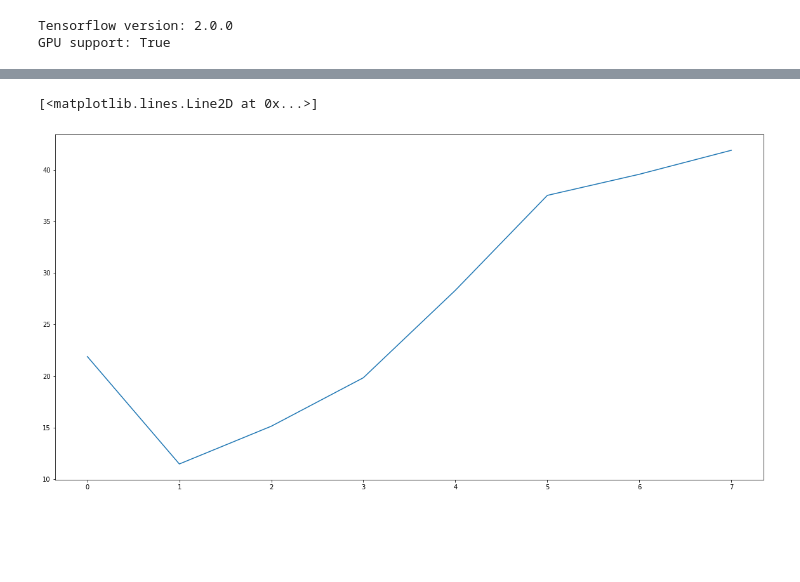
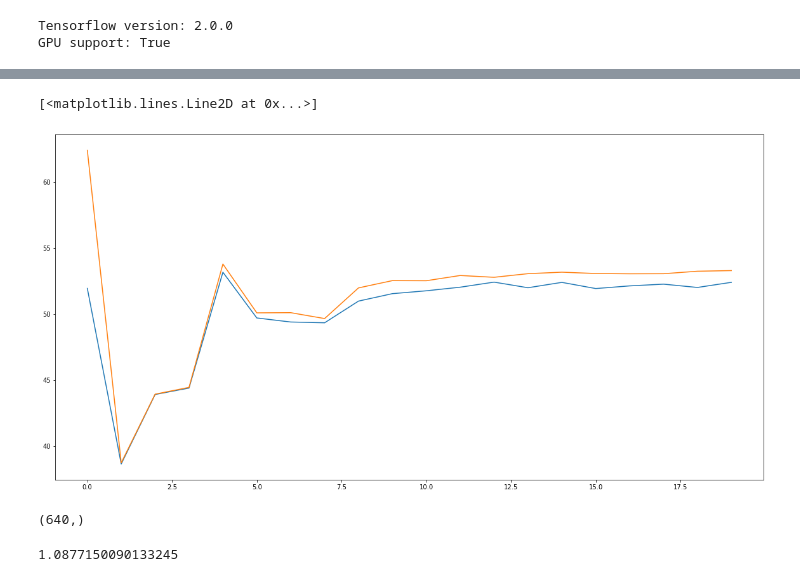
Before and after one commit to KIT-ISAS/TrackSort_Neural_Public, a Jupyter notebook: Notebook/05_NextStep_CSV_Data.ipynb, the cells around one changed output, grey strips where cells are left out. Drawn from its saved outputs; the diff is of its cells as text; code cells hidden in the pictures; blank space fills up the shorter version.

```diff
--- a/Notebook/05_NextStep_CSV_Data.ipynb
+++ b/Notebook/05_NextStep_CSV_Data.ipynb
@@ -81,10 +112,10 @@ csv_data_set.plot_random_tracks(n=15)
 # Train model
 
 rnn_model, hash_ = model.rnn_model_factory(
-        num_units_first_rnn=64,
-        num_units_second_rnn=1024,
-        num_units_first_dense=64,
-        rnn_model_name='gru',
+        num_units_first_rnn=1024,
+        num_units_second_rnn=16,
+        num_units_first_dense=0,
+        rnn_model_name='lstm',
         num_time_steps=num_time_steps,
         batch_size=batch_size,
         nan_value=nan_value,
@@ -94,14 +125,16 @@ print(rnn_model.summary())
 optimizer = tf.keras.optimizers.Adam()
 train_step_fn = model.train_step_generator(rnn_model, optimizer)
 calc_mae_test_fn = model.tf_error(rnn_model, dataset_test, csv_data_set.belt_width, squared=False)
+calc_mae_train_fn = model.tf_error(rnn_model, dataset_train, csv_data_set.belt_width, squared=False)
 
 loss_history = []
 test_mae_history = []
-total_num_epochs = 400
+train_mae_history = []
+medians = []
+total_num_epochs = 1000
 
 for epoch in range(total_num_epochs):
-  # learning rate decay after 100 epochs
-  if (epoch+1) % 150 == 0:
+  if (epoch+1) % 200 == 0:
       old_lr = K.get_value(optimizer.lr)
       new_lr = old_lr * 0.1
       print("Reducing learning rate from {} to {}.".format(old_lr, new_lr))
@@ -115,6 +148,10 @@ for epoch in range(total_num_epochs):
 
   if (epoch+1) % 50 == 0:
     test_mae_history.append(calc_mae_test_fn().numpy())
+    train_mae_history.append(calc_mae_train_fn().numpy())
+    medians.append(get_median())
+    plt.plot(medians)
+    plt.show()
 
   print("{}/{}: \t loss={}".format(epoch, total_num_epochs, loss))
 # %% [output]
@@ -146,5 +275,41 @@ plt.plot(loss_history)
 # %%
 plt.plot(test_mae_history)
+plt.plot(train_mae_history)
 # %% [output]
 [<matplotlib.lines.Line2D at 0x...>]
-[figure, old version]
+[figure, new version]
+# %%
+maes = np.array([])
+
+mask_value = K.variable(np.array([nan_value, nan_value]), dtype=tf.float64)
+normalization_factor = csv_data_set.belt_width
+
+for input_batch, target_batch in dataset_test:
+    # reset state
+    hidden = rnn_model.reset_states()
+
+    batch_predictions = rnn_model(input_batch)
+
+    # Calculate the mask
+    mask = K.all(K.equal(target_batch, mask_value), axis=-1)
+    mask = 1 - K.cast(mask, tf.float64)
+    mask = K.cast(mask, tf.float64)
+
+    target_batch_unnormalized = target_batch * normalization_factor
+    pred_batch_unnormalized = batch_predictions * normalization_factor
+
+    batch_loss = tf.keras.losses.mean_absolute_error(target_batch_unnormalized, pred_batch_unnormalized) * mask
+
+    num_time_steps_per_track = tf.reduce_sum(mask, axis=-1)
+
+    batch_loss_per_track = tf.reduce_sum(batch_loss, axis=-1) / num_time_steps_per_track
+
+    maes = np.concatenate((maes, batch_loss_per_track.numpy().reshape([-1])))
+
+maes.shape
+# %% [output]
+(640,)
+# %%
+np.median(maes)
+# %% [output]
+1.0877150090133245
```
Also changed, not shown: parts of 8 cells of this notebook, 1 other file.
